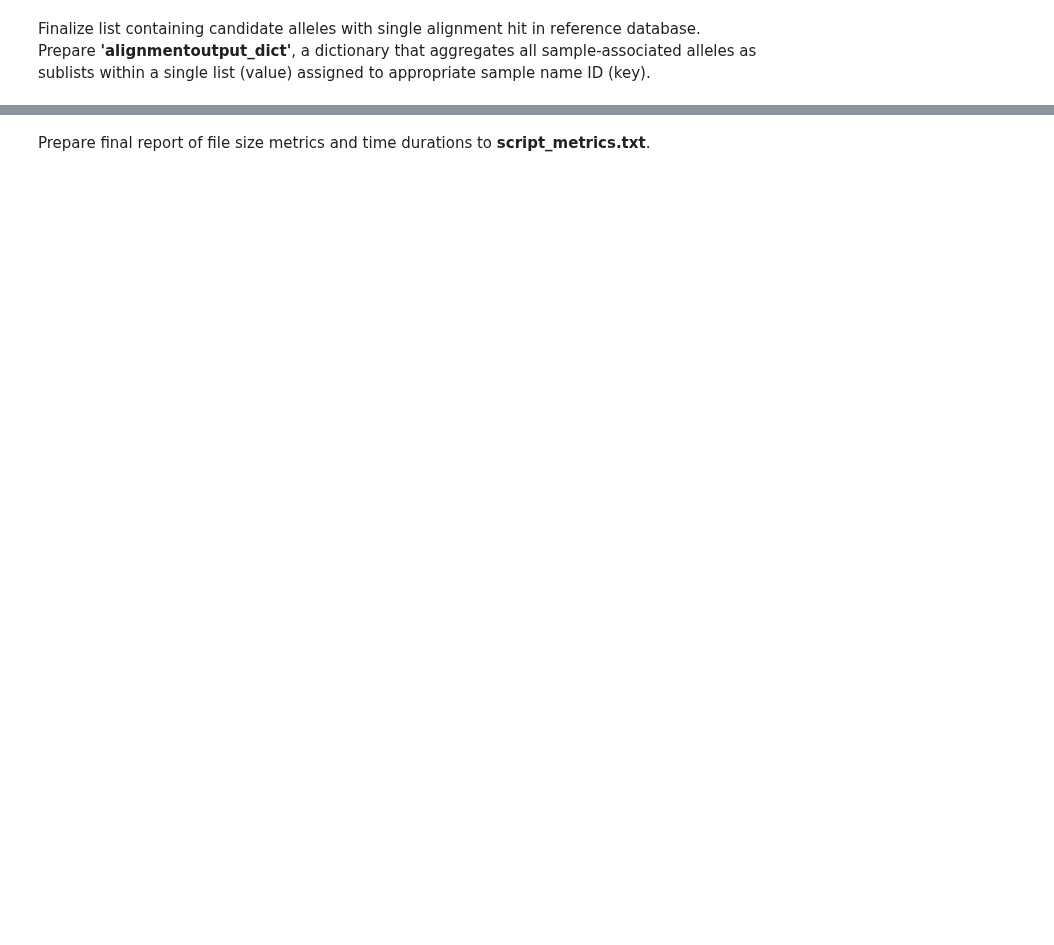
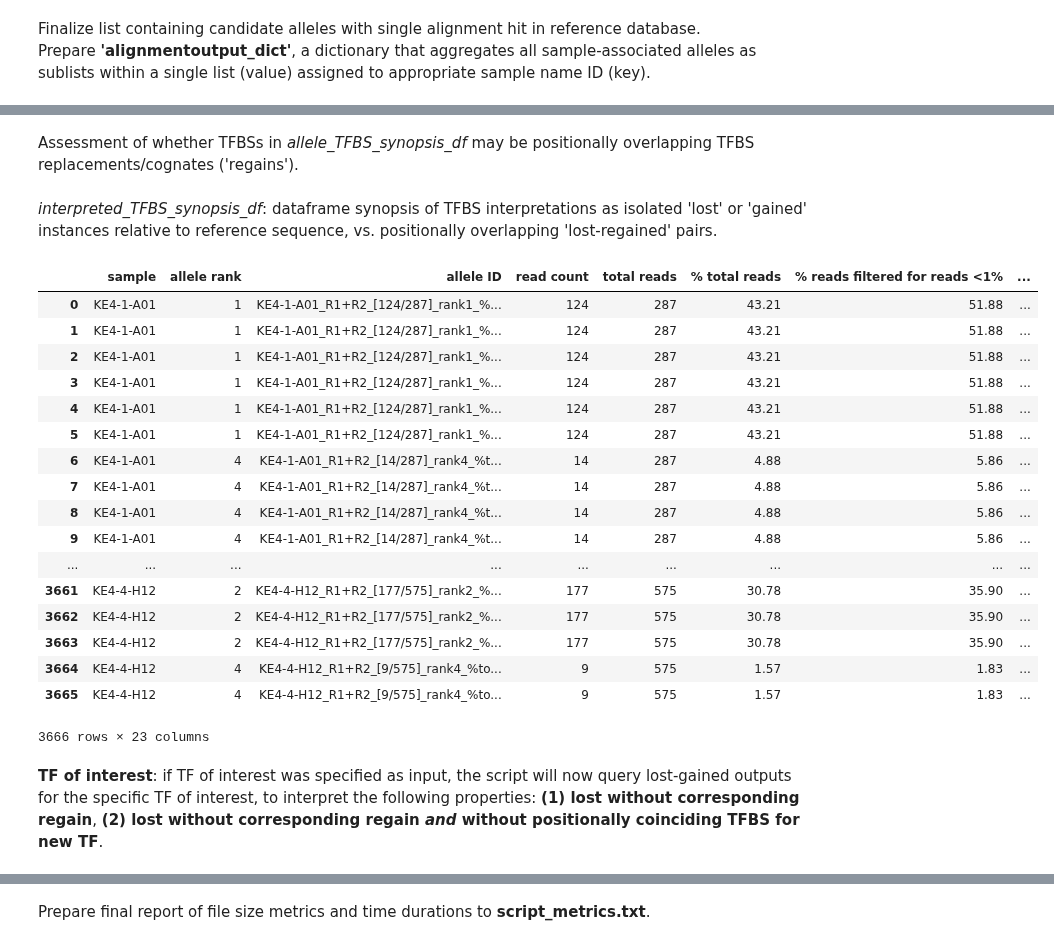
Before and after one commit to YamamotoLabUCSF/CollatedMotifs, a Jupyter notebook: CollatedMotifs-with_user-set_pval.ipynb, the cells around one changed output, grey strips where cells are left out. Saved outputs shown, nothing was run; the diff lists cells and outputs as text; code cells hidden in the pictures; blank space fills up the shorter version.

Commit message:
Update CollatedMotifs-with_user-set_pval.ipynb for complex alleles

```diff
--- a/CollatedMotifs-with_user-set_pval.ipynb
+++ b/CollatedMotifs-with_user-set_pval.ipynb
@@ -1318,0 +2009,20 @@ for sample in dict_allele_TFBS_synopsis:
+# %%
+# Add read counts and calculated frequencies to allele_TFBS_synopsis_df
+read_count_list = [i.split('_')[2].strip('[]').split('/')[0] for i in allele_TFBS_synopsis_df['allele ID'].to_list()]
+total_reads_list = [i.split('_')[2].strip('[]').split('/')[1] for i in allele_TFBS_synopsis_df['allele ID'].to_list()]
+pct_total_reads_list = [i.split('_')[4].split(':')[1] for i in allele_TFBS_synopsis_df['allele ID'].to_list()]
+pct_reads_filtered_for_1pct_list = [float(i.split('_')[7].split(':')[1]) if i.split('_')[7].split(':')[1] != 'None' else 0 for i in allele_TFBS_synopsis_df['allele ID'].to_list()]
+pct_reads_filtered_for_10pct_list = [float(i.split('_')[8].split(':')[1]) if i.split('_')[8].split(':')[1] != 'None' else 0 for i in allele_TFBS_synopsis_df['allele ID'].to_list()]
+
+# Add column with allele comment (comment if appropriate)
+# Note, pre-processing reads with a read cleaning utility such as cutadapt, trimmomatic, or fastp may remove such reads/
+# inferred alleles in advance, obviating need for this read length flag
+allele_TFBS_synopsis_df['comment'] = ['note: inferred allele length <=50 bp; read may be primer dimer; consult fasta file for this inferred allele, and/or consider pre-processing fastq file (filter reads) prior to running CollatedMotifs' if i <=50 else '' for i in [len(x) for x in allele_TFBS_synopsis_df['alignment query\n(allele sequence)'].to_list()]]
+
+allele_TFBS_synopsis_df.insert(loc=3, column='reads', value=read_count_list)
+allele_TFBS_synopsis_df.insert(loc=4, column='total reads', value=total_reads_list)
+allele_TFBS_synopsis_df.insert(loc=5, column='% total reads', value=pct_total_reads_list)
+allele_TFBS_synopsis_df.insert(loc=6, column='% reads filtered for reads <1%', value=pct_reads_filtered_for_1pct_list)
+allele_TFBS_synopsis_df.insert(loc=7, column='% reads filtered for reads <10%', value=pct_reads_filtered_for_10pct_list)
+# %% [markdown]
+Assessment of whether TFBSs in *allele_TFBS_synopsis_df* may be positionally overlapping TFBS replacements/cognates ('regains').
@@ -1318,0 +2393,49 @@ for sample in dict_allele_TFBS_synopsis:
+# %% [markdown]
+*interpreted_TFBS_synopsis_df*: dataframe synopsis of TFBS interpretations as isolated 'lost' or 'gained' instances relative to reference sequence, vs. positionally overlapping 'lost-regained' pairs.
+# %%
+# Prepare dataframe synopsis of samples and alleles, with individual rows mapping potential lost-regained TFBS pairs for in-common TFs
+interpreted_TFBS_synopsis_df_columns = {"sample":sample_list, "allele rank":allele_rank_list, "allele ID":allele_list,
+                                        'read count':read_count_list,
+                                        'total reads':total_reads_count_list,
+                                        '% total reads':pct_total_reads_list,
+                                        '% reads filtered for reads <1%':pct_reads_filtered_for_1pct_list,
+                                        '% reads filtered for reads <10%':pct_reads_filtered_for_10pct_list,
+                                        "alignment query\n(allele sequence)":allele_sequence_list,
+                                        "alignment midline":alignment_midline_list, "alignment hit\n(reference)":reference_sequence_list,
+                                        "TF":TF_list,
+                                        "strand":strand_list,
+                                        "Lost TFBS sequence (in reference at this position, lost in allele)\n*Note: this TFBS sequence is in the reference, 5'-3' on strand indicated in 'strand'":lost_TFBS_sequence_list,
+                                        "Gained TFBS sequence (not in reference at this position, novel to allele)\n*Note: this TFBS sequence is in the allele, 5'-3' on strand indicated in 'strand'":gained_TFBS_sequence_list,
+                                        "Lost TFBS coordinate start (in reference)":ref_start_coordinate_list,
+                                        "Lost TFBS coordinate end (in reference)":ref_stop_coordinate_list,
+                                        "Gained TFBS coordinate start (in allele)":allele_start_coordinate_list,
+                                        "Gained TFBS coordinate end (in allele)":allele_stop_coordinate_list,
+                                        "Lost TFBS p-val (in reference)":lost_TFBS_pval_list,
+                                        "Gained TBFS p-val (in allele)":gained_TFBS_pval_list,
+                                        "interpretation":predicted_lost_gained_pair_list}
+
+interpreted_TFBS_synopsis_df = pd.DataFrame(interpreted_TFBS_synopsis_df_columns)
+
+# Add column with allele comment (comment if appropriate)
+interpreted_TFBS_synopsis_df['comment'] = ['note: inferred allele length <=50 bp; read may be primer dimer; consult fasta file for this inferred allele, and/or consider pre-processing fastq file (filter reads) prior to running CollatedMotifs' if i <=50 else '' for i in [len(x) for x in interpreted_TFBS_synopsis_df['alignment query\n(allele sequence)'].to_list()]]
+
+interpreted_TFBS_synopsis_df.sort_values(by=['sample','allele rank','TF',"strand","interpretation"],ascending=[True, True, True, True, False])
+# %% [output]
+|  | sample | allele rank | allele ID | read count | total reads | % total reads | % reads filtered for reads <1% | ... |
+| 0 | KE4-1-A01 | 1 | KE4-1-A01_R1+R2_[124/287]_rank1_%... | 124 | 287 | 43.21 | 51.88 | ... |
+| 1 | KE4-1-A01 | 1 | KE4-1-A01_R1+R2_[124/287]_rank1_%... | 124 | 287 | 43.21 | 51.88 | ... |
+| 2 | KE4-1-A01 | 1 | KE4-1-A01_R1+R2_[124/287]_rank1_%... | 124 | 287 | 43.21 | 51.88 | ... |
+| 3 | KE4-1-A01 | 1 | KE4-1-A01_R1+R2_[124/287]_rank1_%... | 124 | 287 | 43.21 | 51.88 | ... |
+| 4 | KE4-1-A01 | 1 | KE4-1-A01_R1+R2_[124/287]_rank1_%... | 124 | 287 | 43.21 | 51.88 | ... |
+| 5 | KE4-1-A01 | 1 | KE4-1-A01_R1+R2_[124/287]_rank1_%... | 124 | 287 | 43.21 | 51.88 | ... |
+| 6 | KE4-1-A01 | 4 | KE4-1-A01_R1+R2_[14/287]_rank4_%t... | 14 | 287 | 4.88 | 5.86 | ... |
+| 7 | KE4-1-A01 | 4 | KE4-1-A01_R1+R2_[14/287]_rank4_%t... | 14 | 287 | 4.88 | 5.86 | ... |
+| 8 | KE4-1-A01 | 4 | KE4-1-A01_R1+R2_[14/287]_rank4_%t... | 14 | 287 | 4.88 | 5.86 | ... |
+| 9 | KE4-1-A01 | 4 | KE4-1-A01_R1+R2_[14/287]_rank4_%t... | 14 | 287 | 4.88 | 5.86 | ... |
+| ... | ... | ... | ... | ... | ... | ... | ... | ... |
+| 3661 | KE4-4-H12 | 2 | KE4-4-H12_R1+R2_[177/575]_rank2_%... | 177 | 575 | 30.78 | 35.90 | ... |
+| 3662 | KE4-4-H12 | 2 | KE4-4-H12_R1+R2_[177/575]_rank2_%... | 177 | 575 | 30.78 | 35.90 | ... |
+| 3663 | KE4-4-H12 | 2 | KE4-4-H12_R1+R2_[177/575]_rank2_%... | 177 | 575 | 30.78 | 35.90 | ... |
+| 3664 | KE4-4-H12 | 4 | KE4-4-H12_R1+R2_[9/575]_rank4_%to... | 9 | 575 | 1.57 | 1.83 | ... |
+| 3665 | KE4-4-H12 | 4 | KE4-4-H12_R1+R2_[9/575]_rank4_%to... | 9 | 575 | 1.57 | 1.83 | ... |
+3666 rows × 23 columns
@@ -1318,0 +2474,2 @@ for sample in dict_allele_TFBS_synopsis:
+# %% [markdown]
+**TF of interest**: if TF of interest was specified as input, the script will now query lost-gained outputs for the specific TF of interest, to interpret the following properties: **(1) lost without corresponding regain**, **(2) lost without corresponding regain *and* without positionally coinciding TFBS for new TF**.
```
Also changed, not shown: parts of 73 cells of this notebook.
